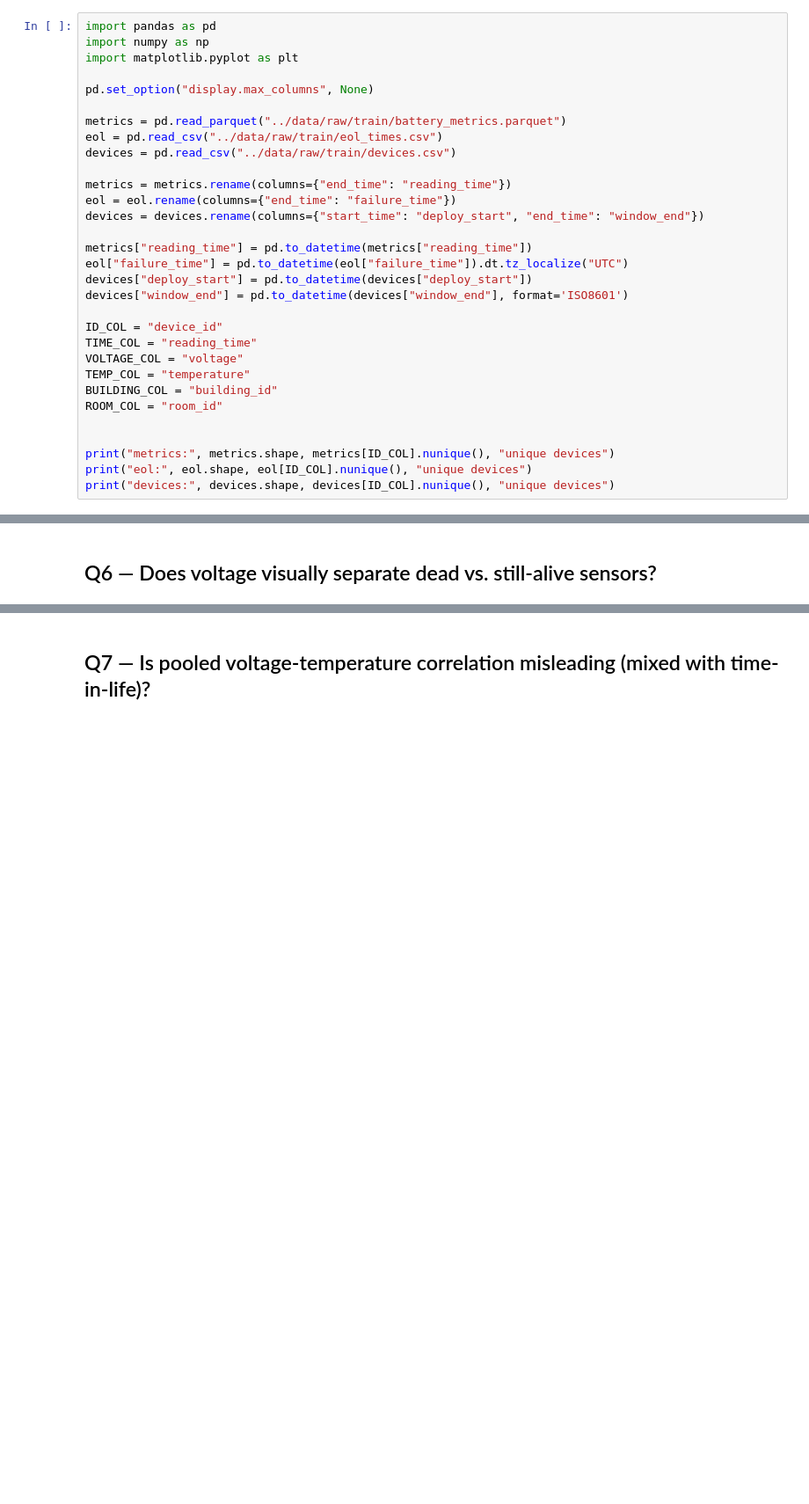
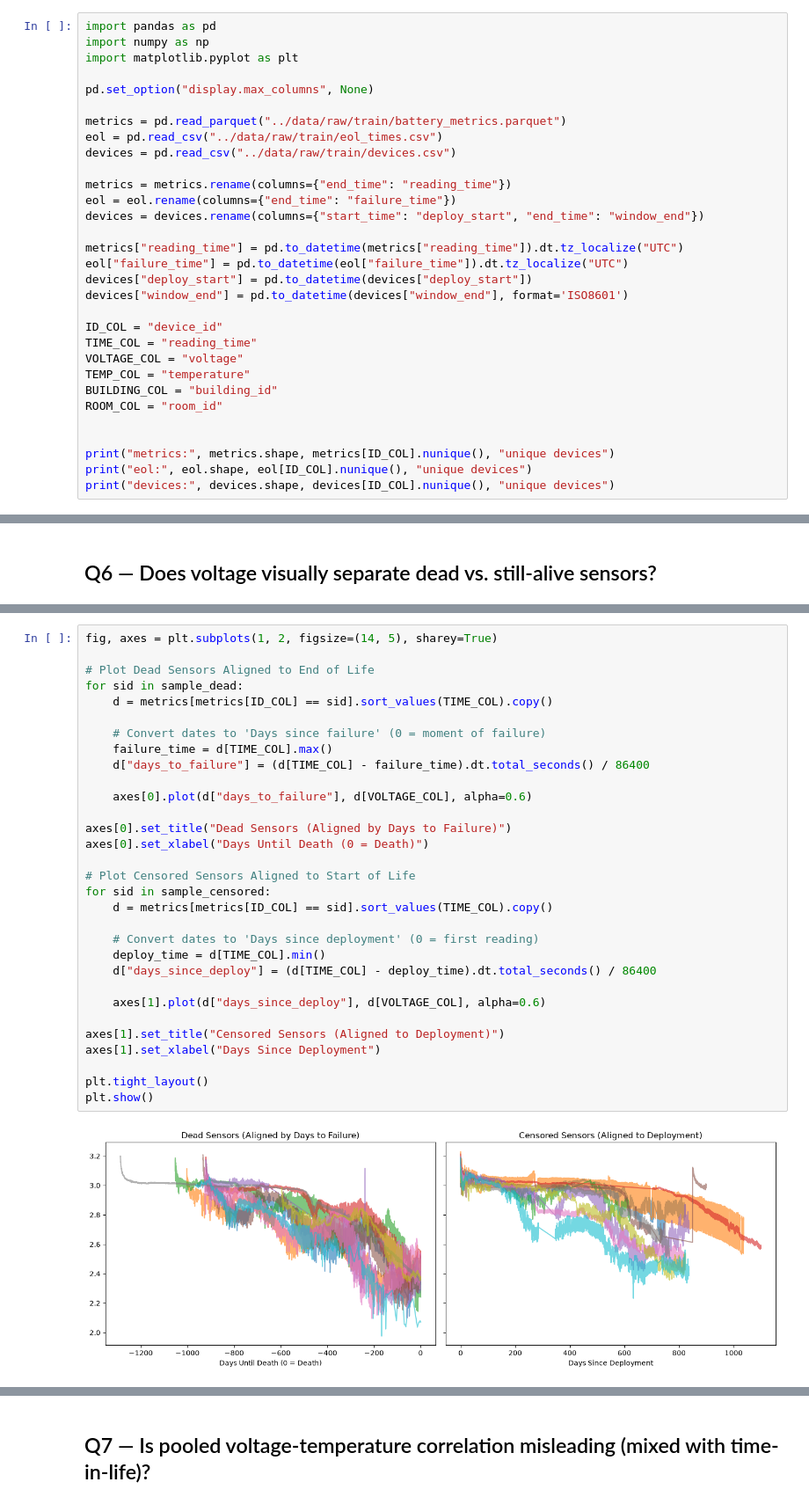
Before and after one commit to rabrie10/BatterySwapAI2026-MR, a Jupyter notebook: notebooks/01_eda.ipynb, the cells around one changed output, grey strips where cells are left out. Shown at 88% size. Saved outputs shown, nothing was run; the diff lists cells and outputs as text; blank space fills up the shorter version.

```diff
--- a/notebooks/01_eda.ipynb
+++ b/notebooks/01_eda.ipynb
@@ -15,7 +15,7 @@ metrics = metrics.rename(columns={"end_time": "reading_time"})
 eol = eol.rename(columns={"end_time": "failure_time"})
 devices = devices.rename(columns={"start_time": "deploy_start", "end_time": "window_end"})
 
-metrics["reading_time"] = pd.to_datetime(metrics["reading_time"])
+metrics["reading_time"] = pd.to_datetime(metrics["reading_time"]).dt.tz_localize("UTC")
 eol["failure_time"] = pd.to_datetime(eol["failure_time"]).dt.tz_localize("UTC")
 devices["deploy_start"] = pd.to_datetime(devices["deploy_start"])
 devices["window_end"] = pd.to_datetime(devices["window_end"], format='ISO8601')
@@ -240,0 +290,33 @@ plt.show()
+# %%
+fig, axes = plt.subplots(1, 2, figsize=(14, 5), sharey=True)
+
+# Plot Dead Sensors Aligned to End of Life
+for sid in sample_dead:
+    d = metrics[metrics[ID_COL] == sid].sort_values(TIME_COL).copy()
+
+    # Convert dates to 'Days since failure' (0 = moment of failure)
+    failure_time = d[TIME_COL].max()
+    d["days_to_failure"] = (d[TIME_COL] - failure_time).dt.total_seconds() / 86400
+
+    axes[0].plot(d["days_to_failure"], d[VOLTAGE_COL], alpha=0.6)
+
+axes[0].set_title("Dead Sensors (Aligned by Days to Failure)")
+axes[0].set_xlabel("Days Until Death (0 = Death)")
+
+# Plot Censored Sensors Aligned to Start of Life
+for sid in sample_censored:
+    d = metrics[metrics[ID_COL] == sid].sort_values(TIME_COL).copy()
+
+    # Convert dates to 'Days since deployment' (0 = first reading)
+    deploy_time = d[TIME_COL].min()
+    d["days_since_deploy"] = (d[TIME_COL] - deploy_time).dt.total_seconds() / 86400
+
+    axes[1].plot(d["days_since_deploy"], d[VOLTAGE_COL], alpha=0.6)
+
+axes[1].set_title("Censored Sensors (Aligned to Deployment)")
+axes[1].set_xlabel("Days Since Deployment")
+
+plt.tight_layout()
+plt.show()
+# %% [output]
+[figure, added]
```
Also changed, not shown: parts of 28 cells of this notebook, 13 other files.
